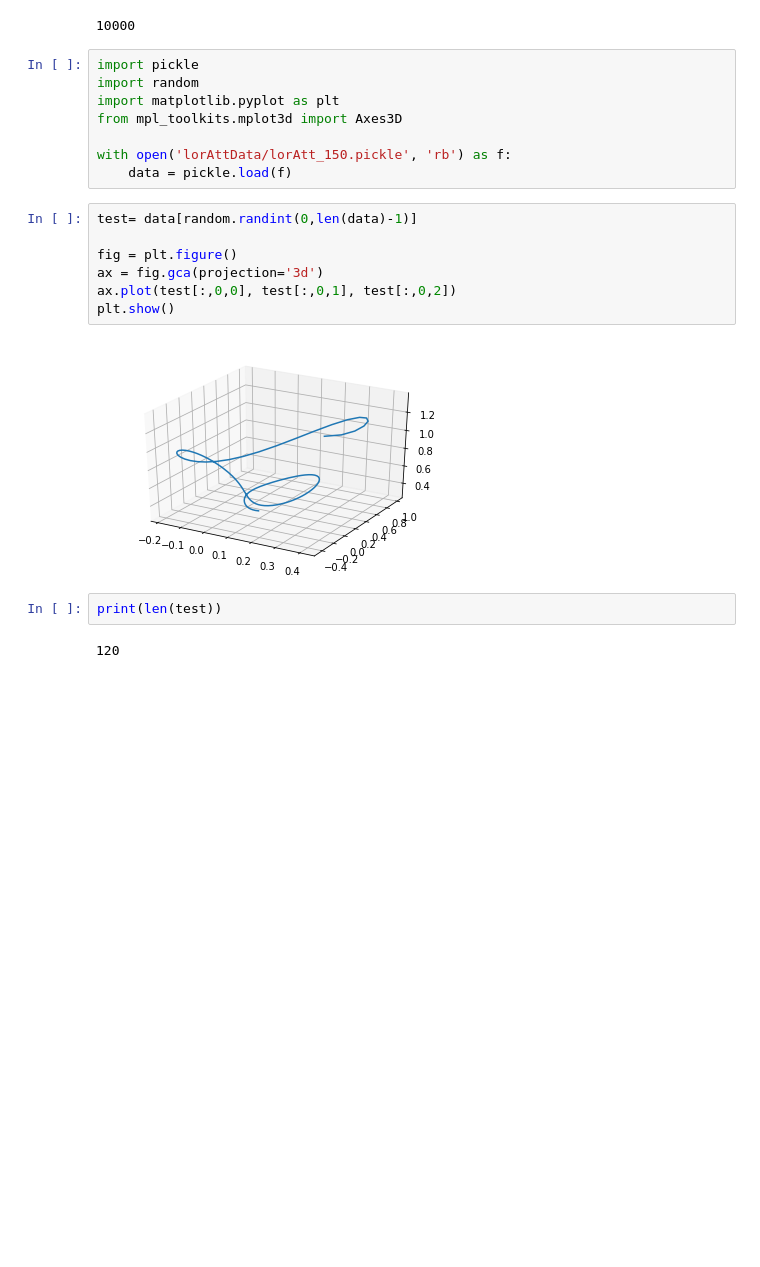
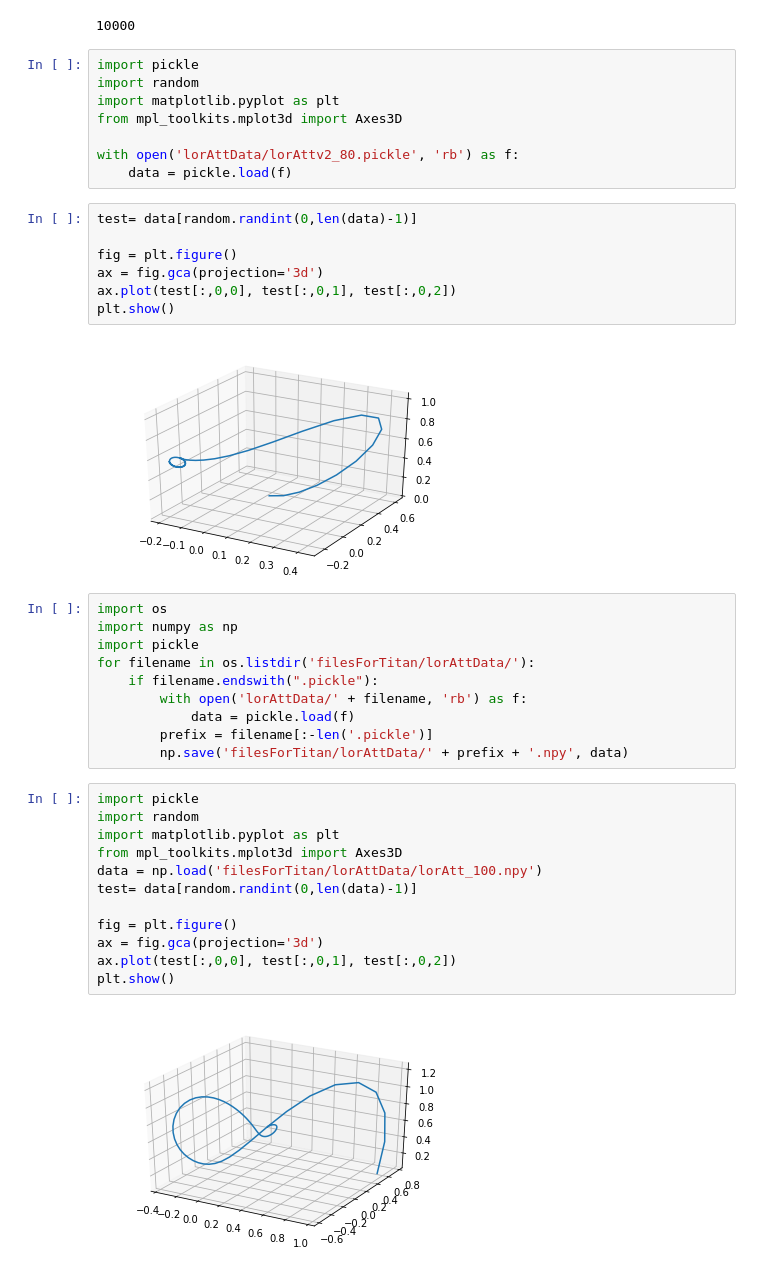
Before and after one commit to sarangmittal/DLRG, a Jupyter notebook: LorenzAttractor.ipynb, the cells around one changed output. Drawn from its saved outputs; the diff is of its cells as text; blank space fills up the shorter version.

```diff
--- a/LorenzAttractor.ipynb
+++ b/LorenzAttractor.ipynb
@@ -45,7 +45,7 @@ import random
 import matplotlib.pyplot as plt
 from mpl_toolkits.mplot3d import Axes3D
 
-with open('lorAttData/lorAtt_150.pickle', 'rb') as f:
+with open('lorAttData/lorAttv2_80.pickle', 'rb') as f:
     data = pickle.load(f)
 # %%
 test= data[random.randint(0,len(data)-1)]
@@ -55,8 +55,28 @@ ax = fig.gca(projection='3d')
 ax.plot(test[:,0,0], test[:,0,1], test[:,0,2])
 plt.show()
 # %% [output]
-[figure, old version]
+[figure, new version]
-# %%
-print(len(test))
-# %% [output]
-120
+# %%
+import os
+import numpy as np
+import pickle
+for filename in os.listdir('filesForTitan/lorAttData/'):
+    if filename.endswith(".pickle"):
+        with open('lorAttData/' + filename, 'rb') as f:
+            data = pickle.load(f)
+        prefix = filename[:-len('.pickle')]
+        np.save('filesForTitan/lorAttData/' + prefix + '.npy', data)
+# %%
+import pickle
+import random
+import matplotlib.pyplot as plt
+from mpl_toolkits.mplot3d import Axes3D
+data = np.load('filesForTitan/lorAttData/lorAtt_100.npy')
+test= data[random.randint(0,len(data)-1)]
+
+fig = plt.figure()
+ax = fig.gca(projection='3d')
+ax.plot(test[:,0,0], test[:,0,1], test[:,0,2])
+plt.show()
+# %% [output]
+[figure, added]
```
Also changed, not shown: 2 other files.
